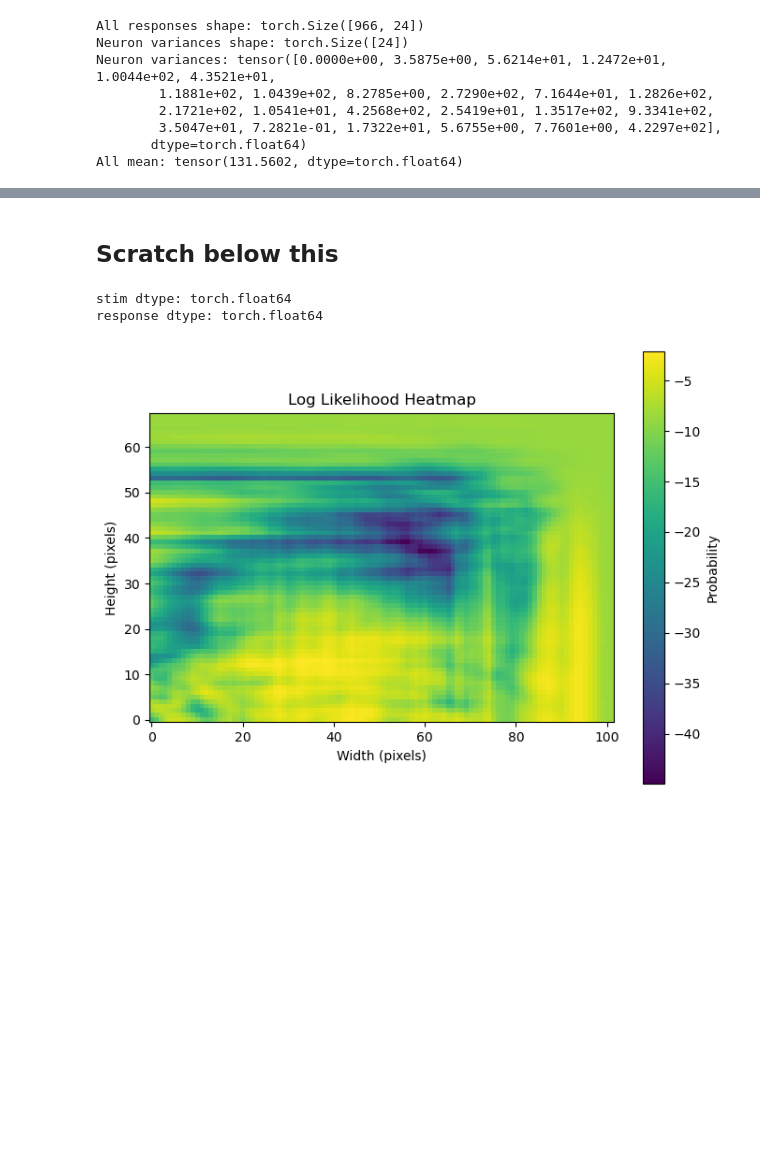
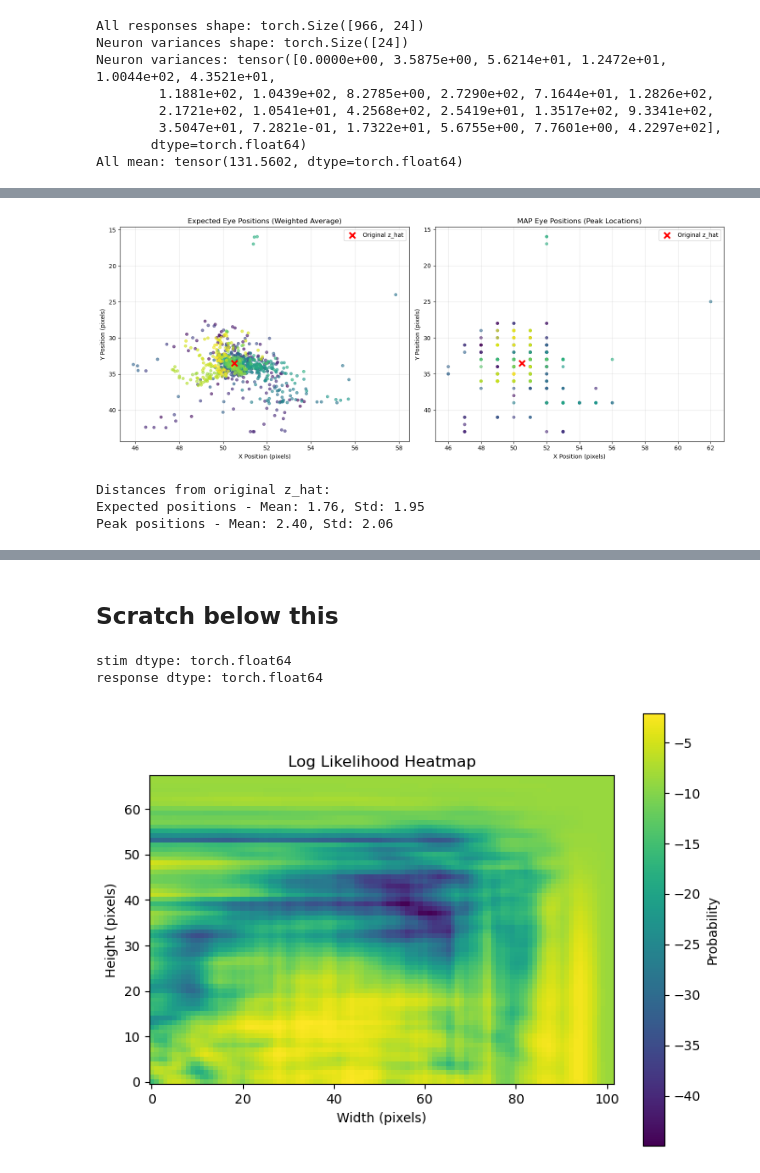
Before and after one commit to sunnyliu1220/latent-gaze, a Jupyter notebook: stats320_final_proj.ipynb, the cells around one changed output, grey strips where cells are left out. Cells and saved outputs as stored; diff of their text form; code cells hidden in the pictures; blank space fills up the shorter version.

```diff
--- a/stats320_final_proj.ipynb
+++ b/stats320_final_proj.ipynb
@@ -451,0 +590,20 @@ E-step 4: Max=-3.29, Mean=-21.46, Std=10.71
+# %%
+# Analyze the posterior distributions across all samples
+print("Analysis of posterior distributions across all samples:")
+print("=" * 60)
+
+# Calculate statistics for each sample's posterior
+posterior_sums = all_posteriors.sum(dim=(1, 2))  # Should all be ~1.0
+posterior_maxes = all_posteriors.max(dim=2)[0].max(dim=1)[0]  # Max value in each posterior
+posterior_entropies = -torch.sum(all_posteriors * torch.log(all_posteriors + 1e-8), dim=(1, 2))  # Entropy
+
+# Find peak locations for each posterior
+posterior_peaks = torch.argmax(all_posteriors.view(len(all_indices), -1), dim=1)
+peak_y_coords = posterior_peaks // W
+peak_x_coords = posterior_peaks % W
+
+print(f"Posterior sums - Mean: {posterior_sums.mean():.6f}, Std: {posterior_sums.std():.6f}")
+print(f"Posterior maxes - Mean: {posterior_maxes.mean():.6f}, Std: {posterior_maxes.std():.6f}")
+print(f"Posterior entropies - Mean: {posterior_entropies.mean():.4f}, Std: {posterior_entropies.std():.4f}")
+print(f"Peak locations - Y: {peak_y_coords.float().mean():.2f}±{peak_y_coords.float().std():.2f}, X: {peak_x_coords.float().mean():.2f}±{peak_x_coords.float().std():.2f}")
+print(f"Original z_hat: [{z_hat[0]:.2f}, {z_hat[1]:.2f}]")
@@ -451,0 +675,43 @@ E-step 4: Max=-3.29, Mean=-21.46, Std=10.71
+# %%
+# Create scatter plots of eye position estimates
+fig, axes = plt.subplots(1, 2, figsize=(15, 6))
+
+# Plot expected positions (weighted average)
+axes[0].scatter(expected_positions_np[:, 1], expected_positions_np[:, 0],
+               alpha=0.6, s=20, c=range(len(all_indices)), cmap='viridis')
+axes[0].scatter(z_hat[1].cpu(), z_hat[0].cpu(),
+               color='red', s=100, marker='x', linewidth=3, label='Original z_hat')
+axes[0].set_xlabel('X Position (pixels)')
+axes[0].set_ylabel('Y Position (pixels)')
+axes[0].set_title('Expected Eye Positions (Weighted Average)')
+axes[0].legend()
+axes[0].grid(True, alpha=0.3)
+axes[0].invert_yaxis()
+
+# Plot MAP positions (peak locations)
+axes[1].scatter(peak_positions_np[:, 1], peak_positions_np[:, 0],
+               alpha=0.6, s=20, c=range(len(all_indices)), cmap='viridis')
+axes[1].scatter(z_hat[1].cpu(), z_hat[0].cpu(),
+               color='red', s=100, marker='x', linewidth=3, label='Original z_hat')
+axes[1].set_xlabel('X Position (pixels)')
+axes[1].set_ylabel('Y Position (pixels)')
+axes[1].set_title('MAP Eye Positions (Peak Locations)')
+axes[1].legend()
+axes[1].grid(True, alpha=0.3)
+axes[1].invert_yaxis()
+
+plt.tight_layout()
+plt.show()
+
+# Calculate distances from original z_hat
+expected_distances = np.sqrt(np.sum((expected_positions_np - z_hat.cpu().numpy()) ** 2, axis=1))
+peak_distances = np.sqrt(np.sum((peak_positions_np - z_hat.cpu().numpy()) ** 2, axis=1))
+
+print(f"\nDistances from original z_hat:")
+print(f"Expected positions - Mean: {expected_distances.mean():.2f}, Std: {expected_distances.std():.2f}")
+print(f"Peak positions - Mean: {peak_distances.mean():.2f}, Std: {peak_distances.std():.2f}")
+# %% [output]
+[figure, added]
+Distances from original z_hat:
+Expected positions - Mean: 1.76, Std: 1.95
+Peak positions - Mean: 2.40, Std: 2.06
```
Also changed, not shown: parts of 19 cells of this notebook, 1 other file.
